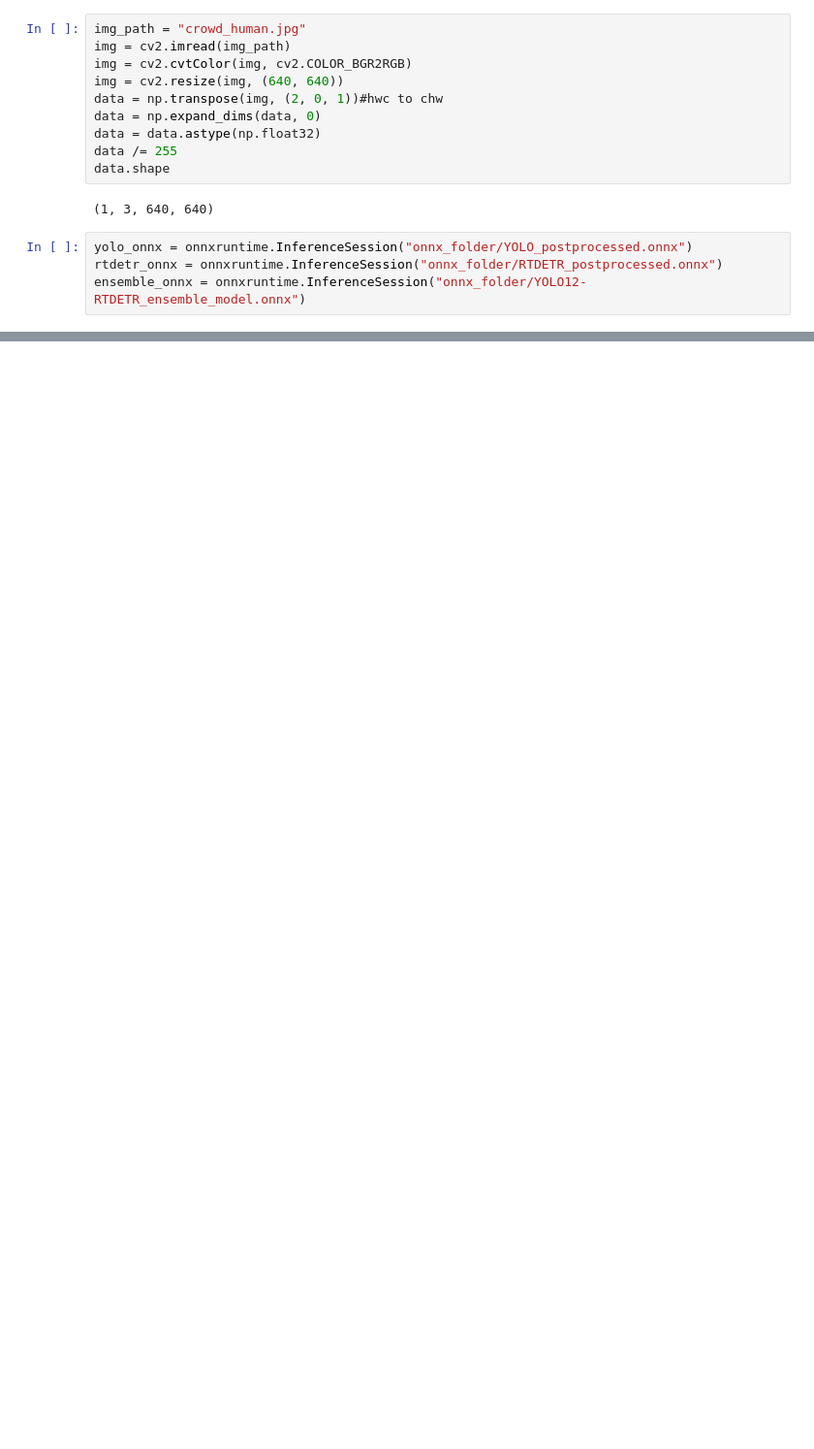
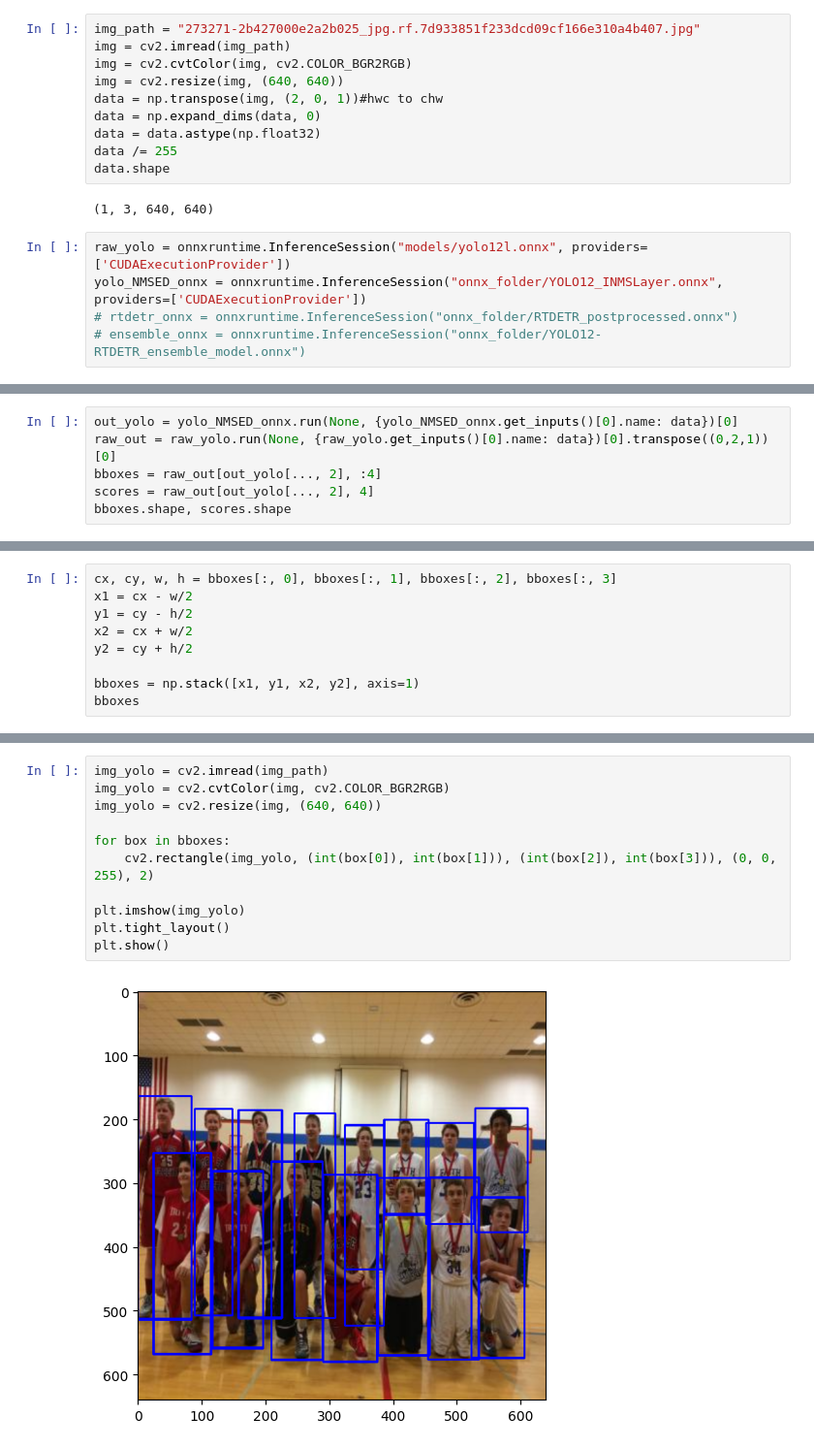
Before and after one commit to mevlt01001/YOLO12-RTDETR-ensemble-model, a Jupyter notebook: test.ipynb, the cells around one changed output, grey strips where cells are left out. Shown: that part at 97% size. Cells and saved outputs as stored; diff of their text form; blank space fills up the shorter version.

```diff
--- a/test.ipynb
+++ b/test.ipynb
@@ -12,5 +7,5 @@ print()
 # %%
-img_path = "crowd_human.jpg"
+img_path = "273271-2b427000e2a2b025_jpg.rf.7d933851f233dcd09cf166e310a4b407.jpg"
 img = cv2.imread(img_path)
 img = cv2.cvtColor(img, cv2.COLOR_BGR2RGB)
 img = cv2.resize(img, (640, 640))
@@ -22,6 +17,7 @@ data.shape
 # %% [output]
 (1, 3, 640, 640)
 # %%
-yolo_onnx = onnxruntime.InferenceSession("onnx_folder/YOLO_postprocessed.onnx")
-rtdetr_onnx = onnxruntime.InferenceSession("onnx_folder/RTDETR_postprocessed.onnx")
-ensemble_onnx = onnxruntime.InferenceSession("onnx_folder/YOLO12-RTDETR_ensemble_model.onnx")
+raw_yolo = onnxruntime.InferenceSession("models/yolo12l.onnx", providers=['CUDAExecutionProvider'])
+yolo_NMSED_onnx = onnxruntime.InferenceSession("onnx_folder/YOLO12_INMSLayer.onnx", providers=['CUDAExecutionProvider'])
+# rtdetr_onnx = onnxruntime.InferenceSession("onnx_folder/RTDETR_postprocessed.onnx")
+# ensemble_onnx = onnxruntime.InferenceSession("onnx_folder/YOLO12-RTDETR_ensemble_model.onnx")
@@ -75,0 +31,6 @@ plt.show()
+# %%
+out_yolo = yolo_NMSED_onnx.run(None, {yolo_NMSED_onnx.get_inputs()[0].name: data})[0]
+raw_out = raw_yolo.run(None, {raw_yolo.get_inputs()[0].name: data})[0].transpose((0,2,1))[0]
+bboxes = raw_out[out_yolo[..., 2], :4]
+scores = raw_out[out_yolo[..., 2], 4]
+bboxes.shape, scores.shape
@@ -75,0 +69,9 @@ plt.show()
+# %%
+cx, cy, w, h = bboxes[:, 0], bboxes[:, 1], bboxes[:, 2], bboxes[:, 3]
+x1 = cx - w/2
+y1 = cy - h/2
+x2 = cx + w/2
+y2 = cy + h/2
+
+bboxes = np.stack([x1, y1, x2, y2], axis=1)
+bboxes
@@ -75,0 +96,13 @@ plt.show()
+# %%
+img_yolo = cv2.imread(img_path)
+img_yolo = cv2.cvtColor(img, cv2.COLOR_BGR2RGB)
+img_yolo = cv2.resize(img, (640, 640))
+
+for box in bboxes:
+    cv2.rectangle(img_yolo, (int(box[0]), int(box[1])), (int(box[2]), int(box[3])), (0, 0, 255), 2)
+
+plt.imshow(img_yolo)
+plt.tight_layout()
+plt.show()
+# %% [output]
+[figure, added]
```
Also changed, not shown: parts of 13 cells of this notebook, 5 other files.
